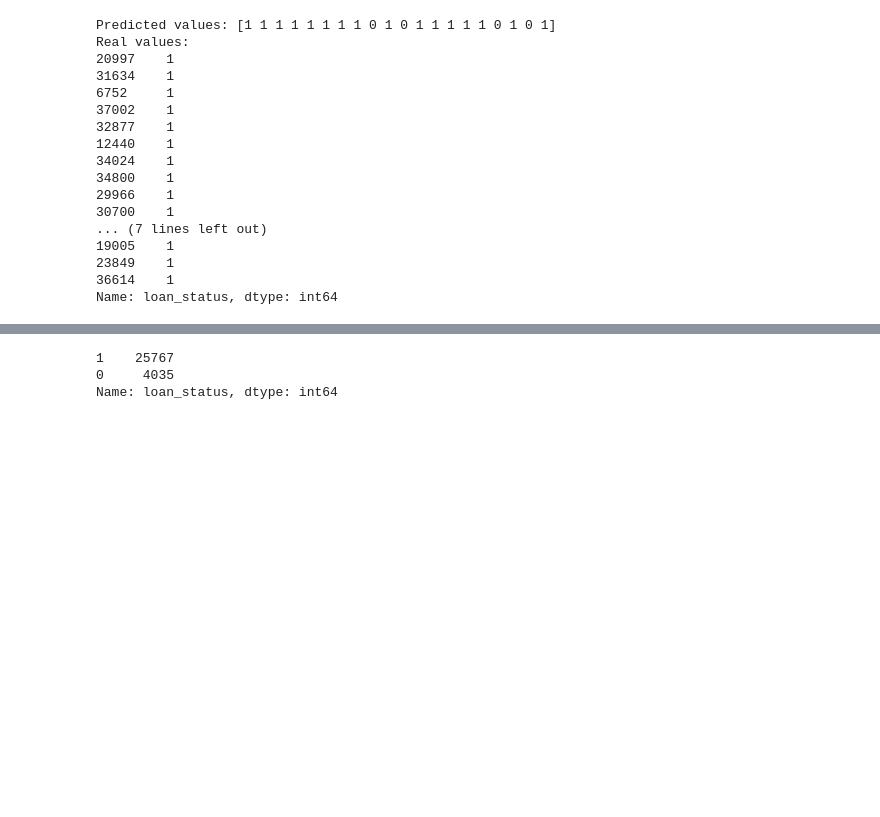
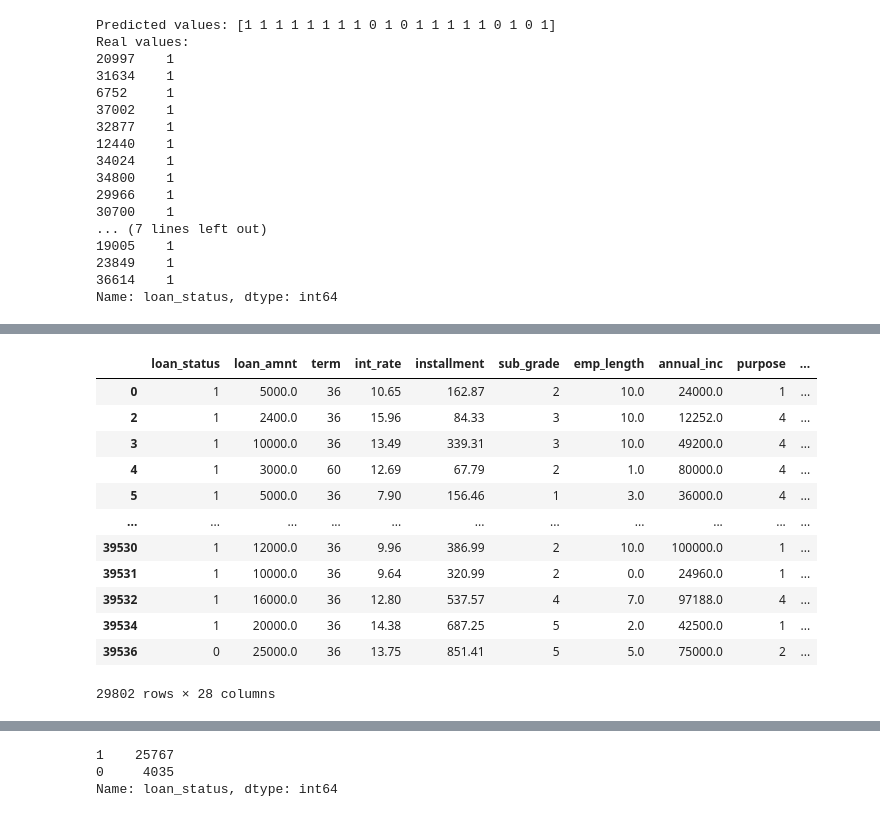
Before and after one commit to bartekwphd/Project_LC, a Jupyter notebook: Project part 4 - Modeling.ipynb, the cells around one changed output, grey strips where cells are left out. Cells and saved outputs as stored; diff of their text form; code cells hidden in the pictures; blank space fills up the shorter version.

```diff
--- a/Project part 4 - Modeling.ipynb
+++ b/Project part 4 - Modeling.ipynb
@@ -580,3 +632,19 @@ Text(0.5, 1.0, 'Features Correlating with loan_status')
+# %%
+df
+# %% [output]
+|  | loan_status | loan_amnt | term | int_rate | installment | sub_grade | emp_length | annual_inc | purpose | ... |
+| 0 | 1 | 5000.0 | 36 | 10.65 | 162.87 | 2 | 10.0 | 24000.0 | 1 | ... |
+| 2 | 1 | 2400.0 | 36 | 15.96 | 84.33 | 3 | 10.0 | 12252.0 | 4 | ... |
+| 3 | 1 | 10000.0 | 36 | 13.49 | 339.31 | 3 | 10.0 | 49200.0 | 4 | ... |
+| 4 | 1 | 3000.0 | 60 | 12.69 | 67.79 | 2 | 1.0 | 80000.0 | 4 | ... |
+| 5 | 1 | 5000.0 | 36 | 7.90 | 156.46 | 1 | 3.0 | 36000.0 | 4 | ... |
+| ... | ... | ... | ... | ... | ... | ... | ... | ... | ... | ... |
+| 39530 | 1 | 12000.0 | 36 | 9.96 | 386.99 | 2 | 10.0 | 100000.0 | 1 | ... |
+| 39531 | 1 | 10000.0 | 36 | 9.64 | 320.99 | 2 | 0.0 | 24960.0 | 1 | ... |
+| 39532 | 1 | 16000.0 | 36 | 12.80 | 537.57 | 4 | 7.0 | 97188.0 | 4 | ... |
+| 39534 | 1 | 20000.0 | 36 | 14.38 | 687.25 | 5 | 2.0 | 42500.0 | 1 | ... |
+| 39536 | 0 | 25000.0 | 36 | 13.75 | 851.41 | 5 | 5.0 | 75000.0 | 2 | ... |
+29802 rows × 28 columns
 # %%
 # Selecting the best correlated variables from loan_status
 
```
Also changed, not shown: parts of 23 cells of this notebook.
